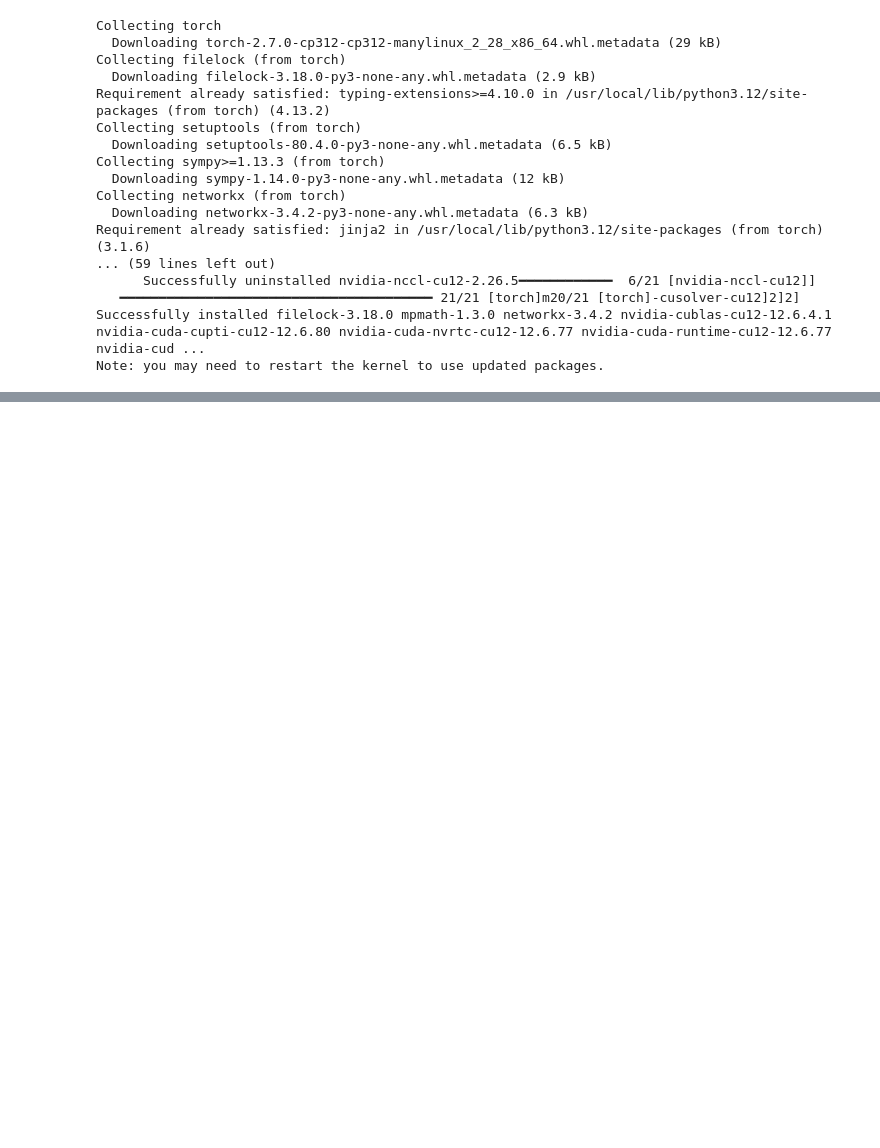
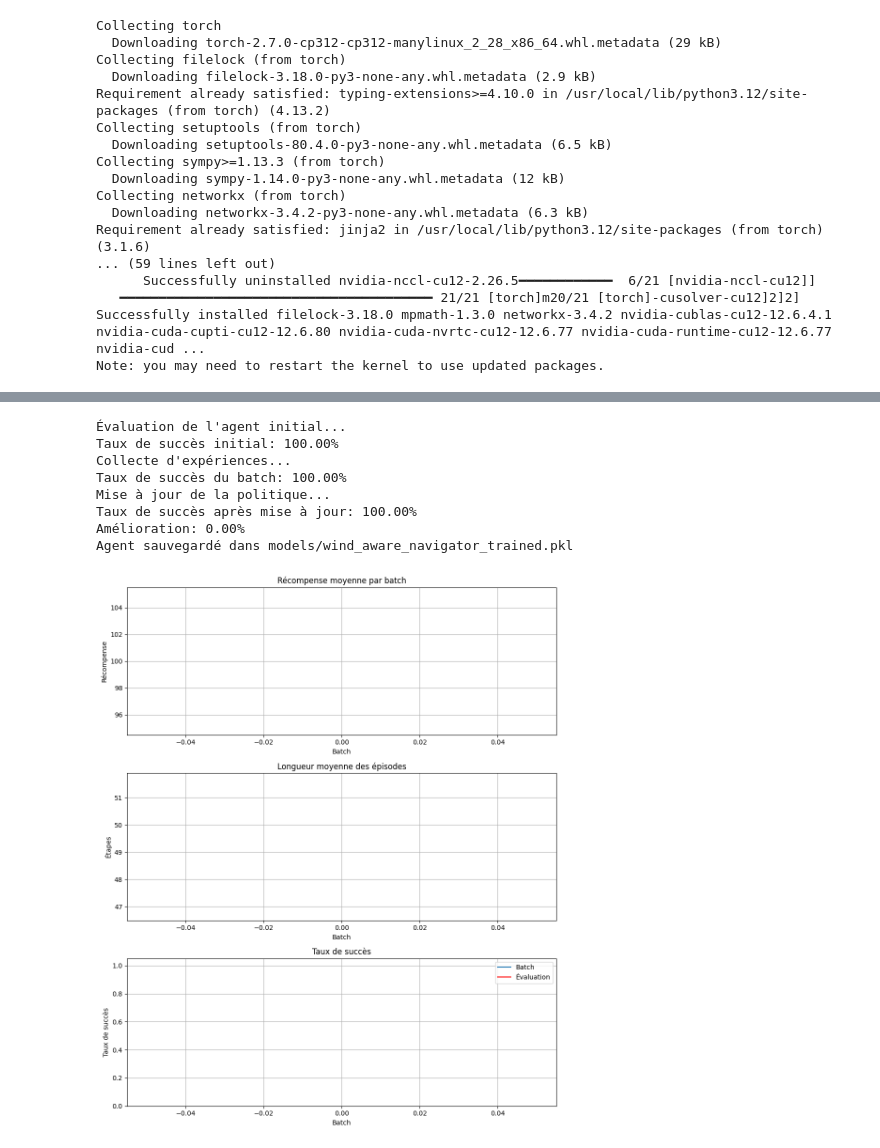
Before and after one commit to laurentlaurent/RL_project_sailing, a Jupyter notebook: notebooks/design_agent.ipynb, the cells around one changed output, grey strips where cells are left out. Cells and saved outputs as stored; diff of their text form; code cells hidden in the pictures; blank space fills up the shorter version.

```diff
--- a/notebooks/design_agent.ipynb
+++ b/notebooks/design_agent.ipynb
@@ -2674,7 +2678,7 @@ ppo_agent.seed(42)
 env = SailingEnv(**get_initial_windfield('simple_static'))
 
 # Paramètres d'entraînement
-num_episodes = 100
+num_episodes = 1000
 max_steps = 1000
 batch_size = 2048  # Taille du lot pour PPO (nombre d'étapes avant la mise à jour)
 update_frequency = 2048  # Fréquence de mise à jour (en pas)
@@ -2842,0 +4714,66 @@ Test Episode 5: Steps=146, Reward=100.0, Position=[16 30], Goal reached=True
+# %%
+# Nouvelle cellule: Exécuter l'entraînement
+
+# Paramètres d'entraînement
+initial_windfields = ['training_1', 'training_2', 'training_3']
+learning_rate = 0.01
+gamma = 0.99
+batch_size = 10
+max_episodes = 1000  # Réduire pour un entraînement plus rapide
+model_path = "models/wind_aware_navigator_trained.pkl"
+
+# Créer le répertoire pour les modèles
+os.makedirs("models", exist_ok=True)
+
+# Créer l'entraîneur avec votre agent WindAwareNavigator existant
+trainer = PolicyGradientTrainer(
+    agent=WindAwareNavigator(),  # Utilise votre agent déjà implémenté
+    initial_windfields=initial_windfields,
+    learning_rate=learning_rate,
+    gamma=gamma,
+    batch_size=batch_size,
+    max_episodes=max_episodes,
+    model_save_path=model_path
+)
+
+# Évaluation initiale
+print("Évaluation de l'agent initial...")
+initial_score = trainer.evaluate_agent()
+print(f"Taux de succès initial: {initial_score:.2%}")
+
+# Entraînement par étapes - ceci est plus interactif qu'un entraînement complet
+# Décommentez la ligne suivante pour un entraînement complet:
+# trained_agent = trainer.train()
+
+# Collecter des expériences
+print("Collecte d'expériences...")
+success_rate = trainer.collect_experience(trainer.batch_size)
+print(f"Taux de succès du batch: {success_rate:.2%}")
+
+# Calculer les retours
+returns = trainer.compute_returns()
+
+# Mettre à jour la politique
+print("Mise à jour de la politique...")
+trainer.update_policy(returns)
+
+# Évaluer à nouveau l'agent
+new_score = trainer.evaluate_agent()
+print(f"Taux de succès après mise à jour: {new_score:.2%}")
+print(f"Amélioration: {new_score - initial_score:.2%}")
+
+# Sauvegarder l'agent
+trainer.save_agent()
+
+# Afficher les métriques
+plot_training_metrics(trainer)
+# %% [output]
+Évaluation de l'agent initial...
+Taux de succès initial: 100.00%
+Collecte d'expériences...
+Taux de succès du batch: 100.00%
+Mise à jour de la politique...
+Taux de succès après mise à jour: 100.00%
+Amélioration: 0.00%
+Agent sauvegardé dans models/wind_aware_navigator_trained.pkl
+[figure, added]
```
Also changed, not shown: parts of 21 cells of this notebook, 18 other files.
